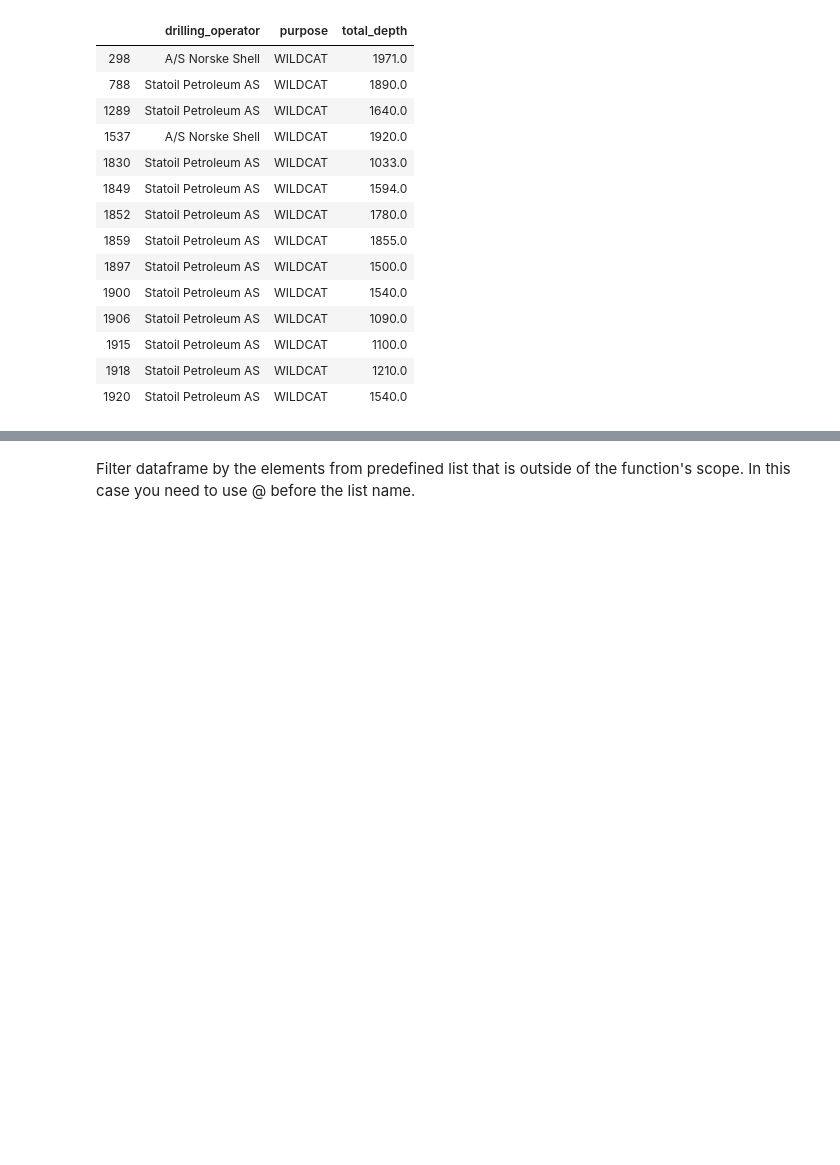
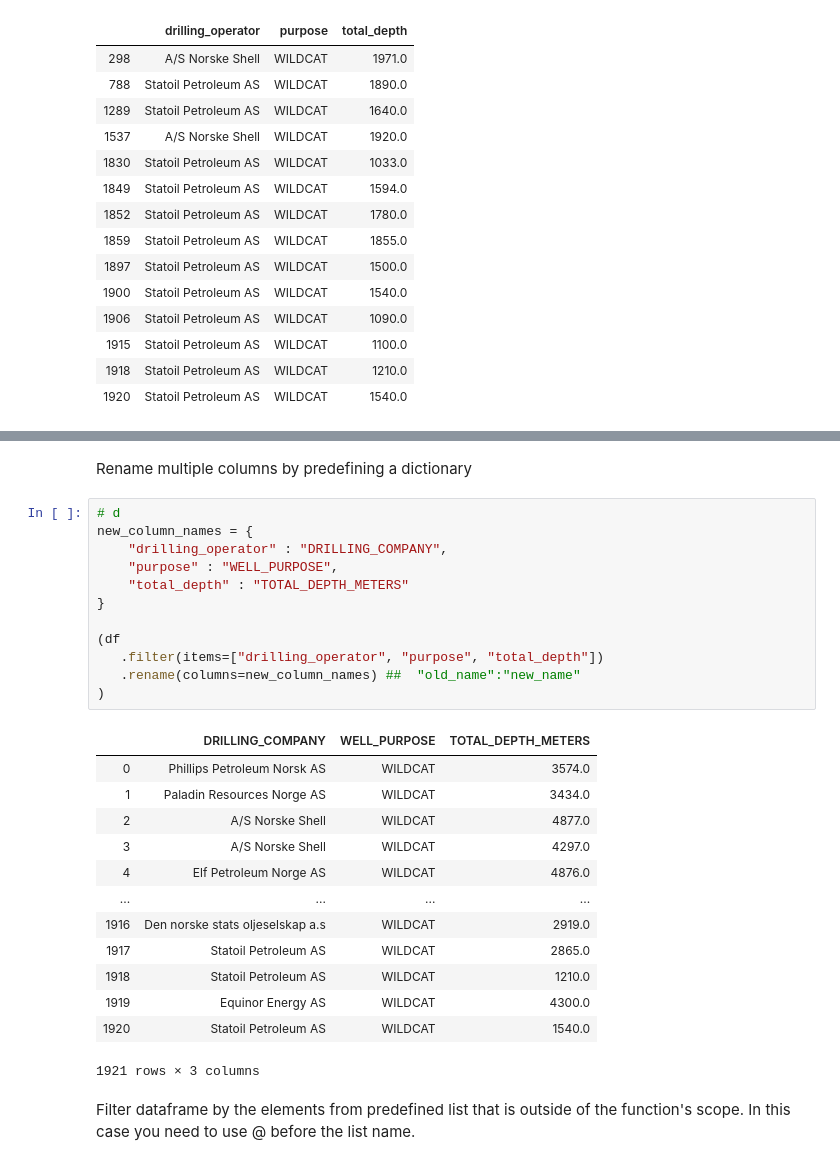
Before and after one commit to baky0905/geoscience-python, a Jupyter notebook: source/notebooks/data_cleaning_dataframes.ipynb, the cells around one changed output, grey strips where cells are left out. Saved outputs shown, nothing was run; the diff lists cells and outputs as text; blank space fills up the shorter version.

```diff
--- a/source/notebooks/data_cleaning_dataframes.ipynb
+++ b/source/notebooks/data_cleaning_dataframes.ipynb
@@ -285,3 +339,31 @@ df
+# %% [markdown]
+Rename multiple columns by predefining a dictionary
+# %%
+# d
+new_column_names = {
+    "drilling_operator" : "DRILLING_COMPANY",
+    "purpose" : "WELL_PURPOSE",
+    "total_depth" : "TOTAL_DEPTH_METERS"
+}
+
+(df
+   .filter(items=["drilling_operator", "purpose", "total_depth"])
+   .rename(columns=new_column_names) ##  "old_name":"new_name"
+)
+# %% [output]
+|  | DRILLING_COMPANY | WELL_PURPOSE | TOTAL_DEPTH_METERS |
+| 0 | Phillips Petroleum Norsk AS | WILDCAT | 3574.0 |
+| 1 | Paladin Resources Norge AS | WILDCAT | 3434.0 |
+| 2 | A/S Norske Shell | WILDCAT | 4877.0 |
+| 3 | A/S Norske Shell | WILDCAT | 4297.0 |
+| 4 | Elf Petroleum Norge AS | WILDCAT | 4876.0 |
+| ... | ... | ... | ... |
+| 1916 | Den norske stats oljeselskap a.s | WILDCAT | 2919.0 |
+| 1917 | Statoil Petroleum AS | WILDCAT | 2865.0 |
+| 1918 | Statoil Petroleum AS | WILDCAT | 1210.0 |
+| 1919 | Equinor Energy AS | WILDCAT | 4300.0 |
+| 1920 | Statoil Petroleum AS | WILDCAT | 1540.0 |
+1921 rows × 3 columns
 # %% [markdown]
 Filter dataframe by the elements from predefined list that is outside of the function's scope.
 In this case you need to use @ before the list name.
```
Also changed, not shown: parts of 34 cells of this notebook, 15 other files.
